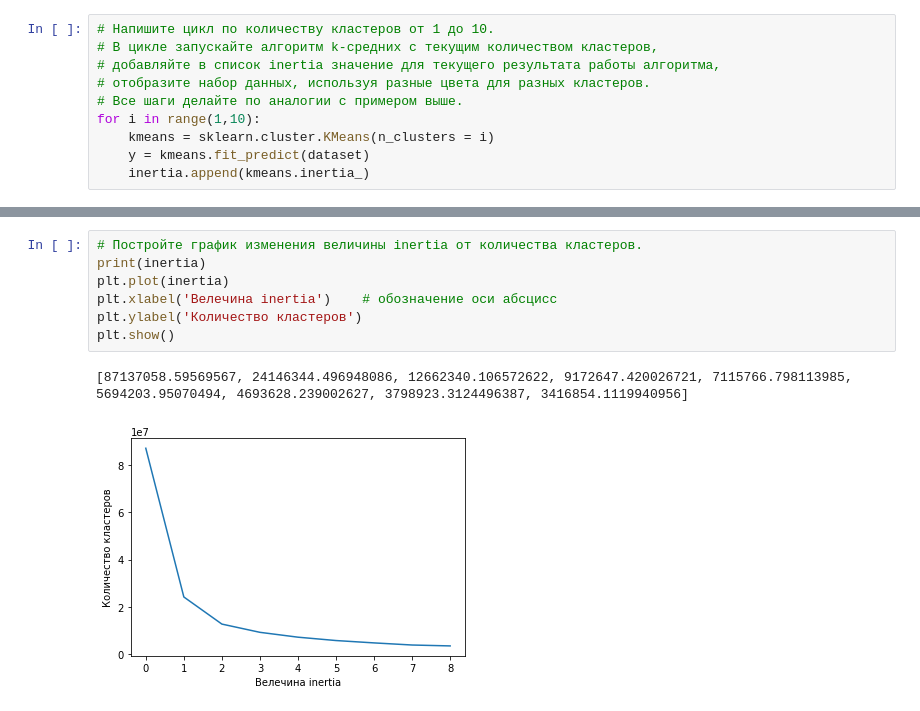
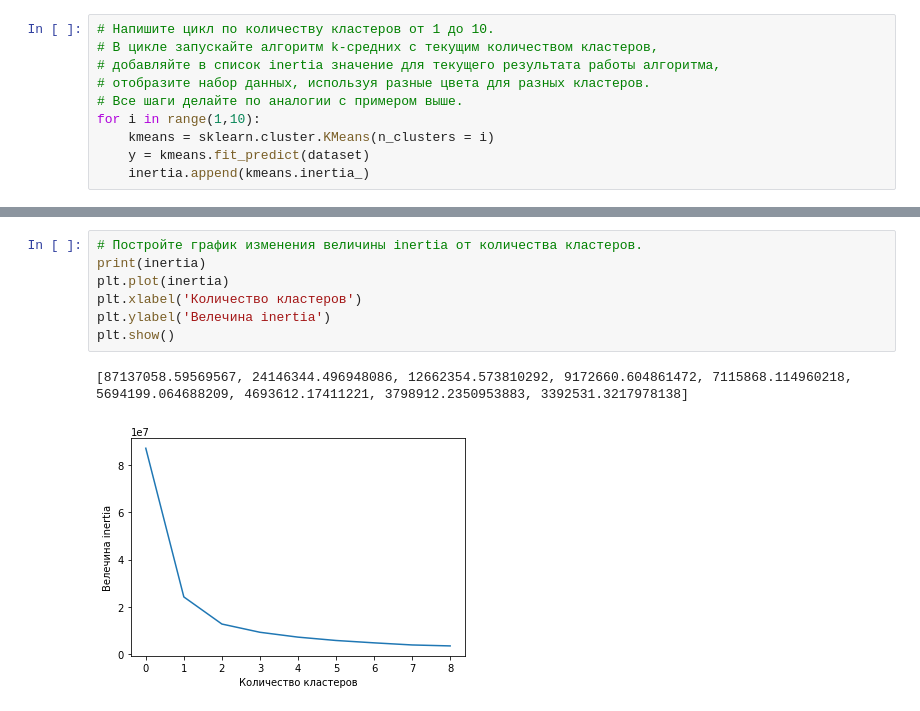
Before and after one commit to quiet-cmd/EmptyJupyterNoteebookForBinder, a Jupyter notebook: lesson_7/k_means.ipynb, the cells around one changed output, grey strips where cells are left out. Cells and saved outputs as stored; diff of their text form.

```diff
--- a/lesson_7/k_means.ipynb
+++ b/lesson_7/k_means.ipynb
@@ -104,10 +109,10 @@ for i in range(1,10):
 # %%
 # Постройте график изменения величины inertia от количества кластеров.
 print(inertia)
 plt.plot(inertia)
-plt.xlabel('Велечина inertia')    # обозначение оси абсцисс
-plt.ylabel('Количество кластеров')
+plt.xlabel('Количество кластеров')
+plt.ylabel('Велечина inertia')
 plt.show()
 # %% [output]
-[87137058.59569567, 24146344.496948086, 12662340.106572622, 9172647.420026721, 7115766.798113985, 5694203.95070494, 4693628.239002627, 3798923.3124496387, 3416854.1119940956]
+[87137058.59569567, 24146344.496948086, 12662354.573810292, 9172660.604861472, 7115868.114960218, 5694199.064688209, 4693612.17411221, 3798912.2350953883, 3392531.3217978138]
-[figure, old version]
+[figure, new version]
```
Also changed, not shown: parts of 6 cells of this notebook.
